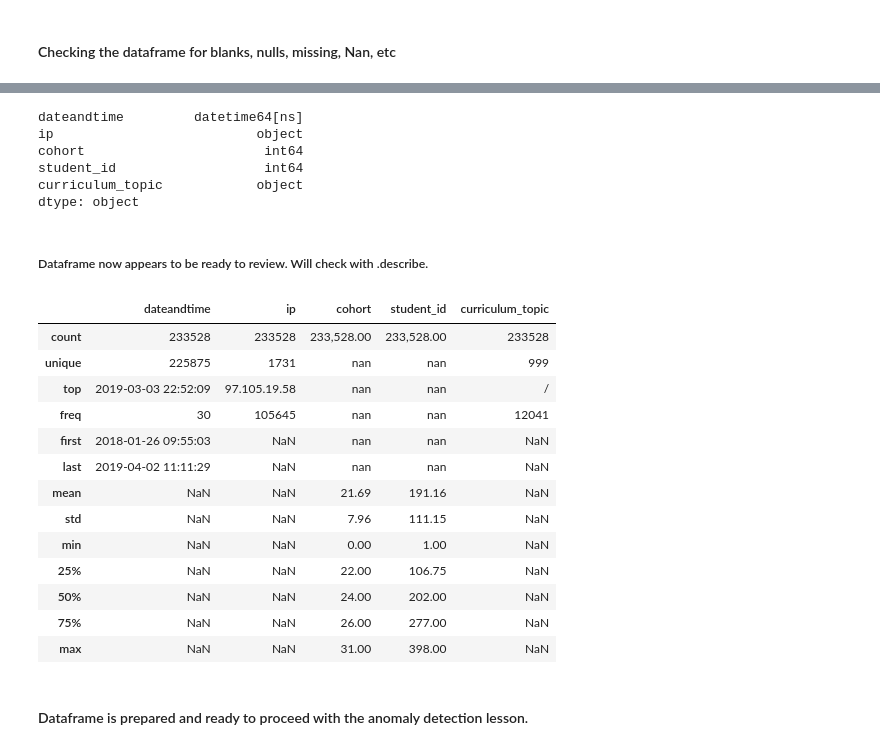
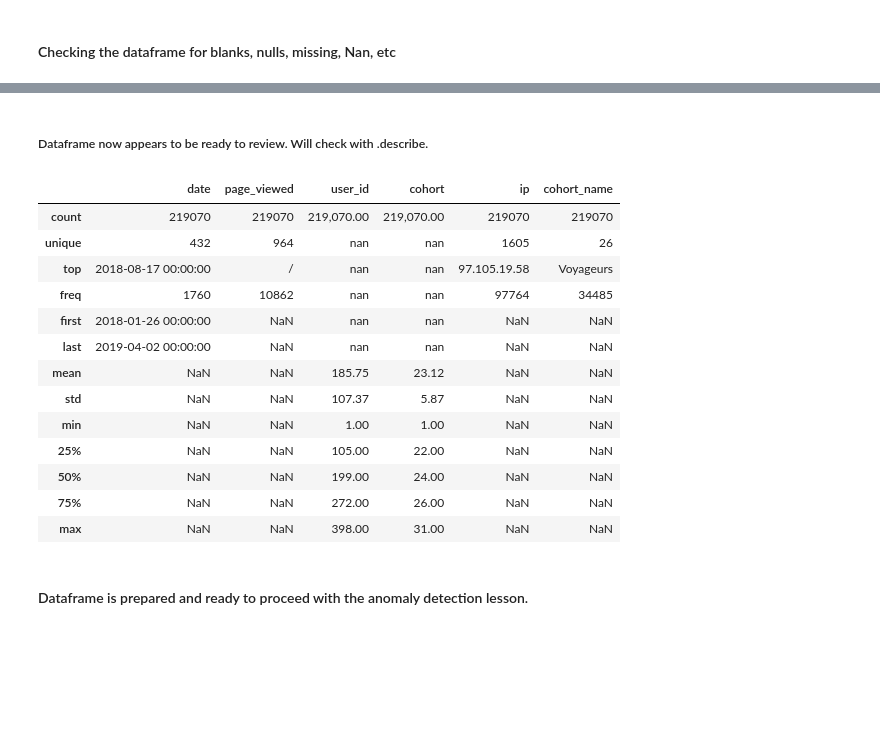
Before and after one commit to HackneyChad/ds-methodologies-exercises, a Jupyter notebook: anomaly_detection/anomaly_detection.ipynb, the cells around one changed output, grey strips where cells are left out. Saved outputs shown, nothing was run; the diff lists cells and outputs as text; code cells hidden in the pictures; blank space fills up the shorter version.

```diff
--- a/anomaly_detection/anomaly_detection.ipynb
+++ b/anomaly_detection/anomaly_detection.ipynb
@@ -549,0 +566,5 @@ df_orig = pd.read_csv('/Users/rachelreuter/ds-methodologies/anomaly_detection/an
+# %%
+df_orig = df_orig.dropna()
+df_orig.cohort = df_orig.cohort.astype('int')
+print(df_orig.info())
+df_orig.head()
@@ -549,0 +589,7 @@ df_orig = pd.read_csv('/Users/rachelreuter/ds-methodologies/anomaly_detection/an
+# %%
+colnames=['cohort_name','cohort']
+df_cohort = pd.read_csv('cohort_id_name.txt',
+                       names=colnames,
+                       skiprows=1)
+print(df_cohort.info())
+df_cohort.head()
@@ -549,0 +611,3 @@ df_orig = pd.read_csv('/Users/rachelreuter/ds-methodologies/anomaly_detection/an
+# %%
+df = df_orig.merge(df_cohort, on='cohort', how='left')
+df.head()
@@ -605,4 +652,7 @@ df_orig.head()
 - Success
 # %% [markdown]
 #### Changing that new combined dateandtime field to datetime format
+# %%
+df['date'] = pd.to_datetime(df.date)
+df = df.dropna()
 # %%
@@ -748,31 +762,22 @@ df_orig.head(10)
-# %%
-df_orig.dtypes
-# %% [output]
-dateandtime         datetime64[ns]
-ip                          object
-cohort                       int64
-student_id                   int64
-curriculum_topic            object
-dtype: object
 # %% [markdown]
 ##### Dataframe now appears to be ready to review.  Will check with .describe.
 # %%
-df_orig.describe(include='all')
+df.describe(include='all')
 # %% [output]
-|  | dateandtime | ip | cohort | student_id | curriculum_topic |
-| count | 233528 | 233528 | 233,528.00 | 233,528.00 | 233528 |
-| unique | 225875 | 1731 | nan | nan | 999 |
-| top | 2019-03-03 22:52:09 | 97.105.19.58 | nan | nan | / |
-| freq | 30 | 105645 | nan | nan | 12041 |
-| first | 2018-01-26 09:55:03 | NaN | nan | nan | NaN |
-| last | 2019-04-02 11:11:29 | NaN | nan | nan | NaN |
-| mean | NaN | NaN | 21.69 | 191.16 | NaN |
-| std | NaN | NaN | 7.96 | 111.15 | NaN |
-| min | NaN | NaN | 0.00 | 1.00 | NaN |
-| 25% | NaN | NaN | 22.00 | 106.75 | NaN |
-| 50% | NaN | NaN | 24.00 | 202.00 | NaN |
-| 75% | NaN | NaN | 26.00 | 277.00 | NaN |
-| max | NaN | NaN | 31.00 | 398.00 | NaN |
+|  | date | page_viewed | user_id | cohort | ip | cohort_name |
+| count | 219070 | 219070 | 219,070.00 | 219,070.00 | 219070 | 219070 |
+| unique | 432 | 964 | nan | nan | 1605 | 26 |
+| top | 2018-08-17 00:00:00 | / | nan | nan | 97.105.19.58 | Voyageurs |
+| freq | 1760 | 10862 | nan | nan | 97764 | 34485 |
+| first | 2018-01-26 00:00:00 | NaN | nan | nan | NaN | NaN |
+| last | 2019-04-02 00:00:00 | NaN | nan | nan | NaN | NaN |
+| mean | NaN | NaN | 185.75 | 23.12 | NaN | NaN |
+| std | NaN | NaN | 107.37 | 5.87 | NaN | NaN |
+| min | NaN | NaN | 1.00 | 1.00 | NaN | NaN |
+| 25% | NaN | NaN | 105.00 | 22.00 | NaN | NaN |
+| 50% | NaN | NaN | 199.00 | 24.00 | NaN | NaN |
+| 75% | NaN | NaN | 272.00 | 26.00 | NaN | NaN |
+| max | NaN | NaN | 398.00 | 31.00 | NaN | NaN |
 # %% [markdown]
 #### Dataframe is prepared and ready to proceed with the anomaly detection lesson.
 # %% [markdown]
```
Also changed, not shown: parts of 87 cells of this notebook, 1 other file.
